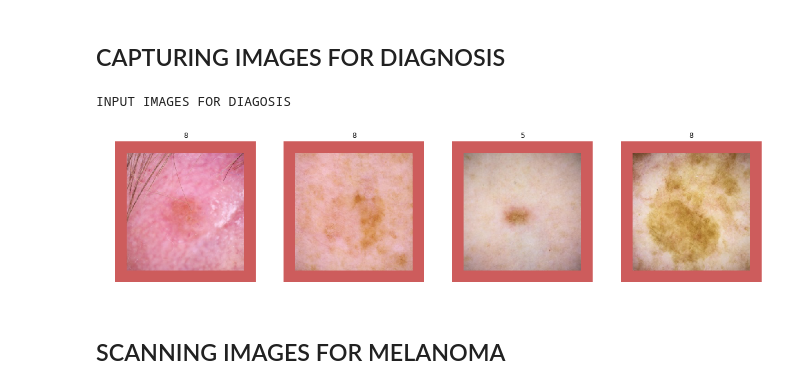
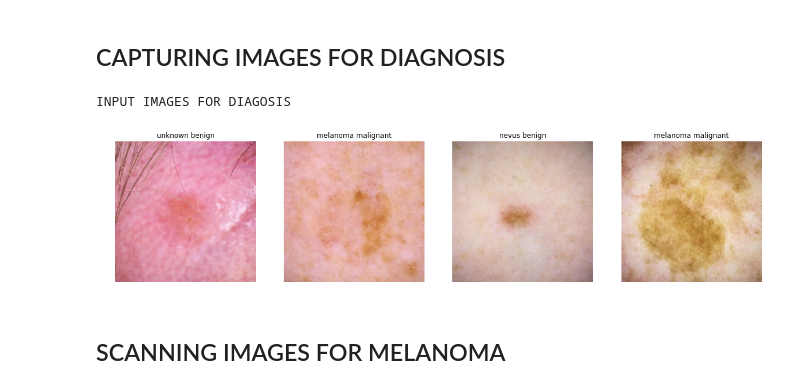
Before and after one commit to rochelleli/w251-Melanoma-Classification, a Jupyter notebook: edge/Melanoma-Edge.ipynb, the cells around one changed output. Cells and saved outputs as stored; diff of their text form; code cells hidden in the pictures.

```diff
--- a/edge/Melanoma-Edge.ipynb
+++ b/edge/Melanoma-Edge.ipynb
@@ -164,30 +247,49 @@ def main():
 # %% [markdown]
 ## CAPTURING IMAGES FOR DIAGNOSIS
 # %%
-df_diag, mel_idx = get_df_diag(
-    KERNEL_TYPE,
-    DATA_DIR
-)
-#print('printing df_test')
-#print(df_test)
+df_diag1 = pd.read_csv(os.path.join(DATA_DIR, 'diag.csv'))
+#print(DATA_DIR)
+#print('printing df_diag1')
+#print(df_diag1)
+
+#df_diag, mel_idx = get_df_diag(DATA_DIR)
+
+# diag data
+df_train = pd.read_csv(os.path.join(DATA_DIR, 'train.csv'))
+df_diag = pd.read_csv(os.path.join(DATA_DIR, 'diag.csv'))
+df_diag['filepath'] = df_diag['image_name'].apply(lambda x: os.path.join(DATA_DIR, 'diag', f'{x}.jpg'))
+
+# class mapping
+diagnosis2idx = {d: idx for idx, d in enumerate(sorted(df_train.diagnosis.unique()))}
+#print('printing diagnosis2idx')
+#print(diagnosis2idx)
+
+df_diag['diagnosis_idx'] = df_diag['diagnosis'].map(diagnosis2idx)
+
+mel_idx = diagnosis2idx['melanoma']
+
+#print(DATA_DIR)
+#print('printing df_diag')
+#print(df_diag)
 
 images = df_diag['filepath']
 
 print("INPUT IMAGES FOR DIAGOSIS")
 fig = plt.figure(figsize=(20,5))
 for i in range(len(images)):
     ax = fig.add_subplot(1, len(images), i+1)
     ax.axis('off')
     img = Image.open(images[i])
-    if df_diag['target'][i] < 1:
-        border_img = ImageOps.expand(img, border=25, fill='lightgreen')
-    else:
-        border_img = ImageOps.expand(img, border=25, fill='indianred')
-    imgplot = plt.imshow(border_img)
-    ax.set_title(df_diag['target'][i])
+    #if df_diag['target'][i] < 1:
+        #border_img = ImageOps.expand(img, border=25, fill='lightgreen')
+    #else:
+        #border_img = ImageOps.expand(img, border=25, fill='indianred')
+    #imgplot = plt.imshow(border_img)
+    imgplot = plt.imshow(img)
+    ax.set_title(str(df_diag['diagnosis'][i])+" "+str(df_diag['benign_malignant'][i]))
 # %% [output]
 INPUT IMAGES FOR DIAGOSIS
-[figure, old version]
+[figure, new version]
 # %% [markdown]
 ## SCANNING IMAGES FOR MELANOMA
 # %%
```
Also changed, not shown: parts of 9 cells of this notebook, 10 other files.
